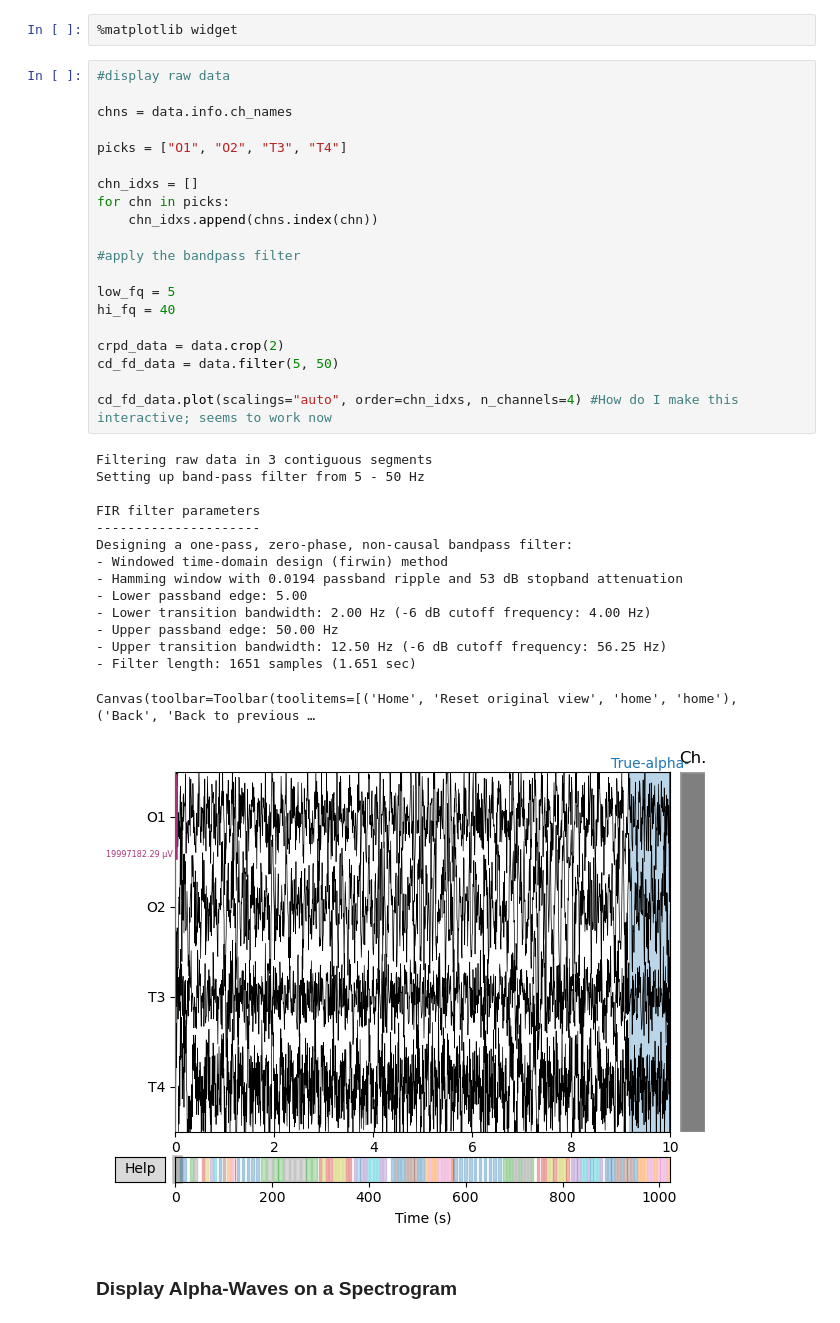
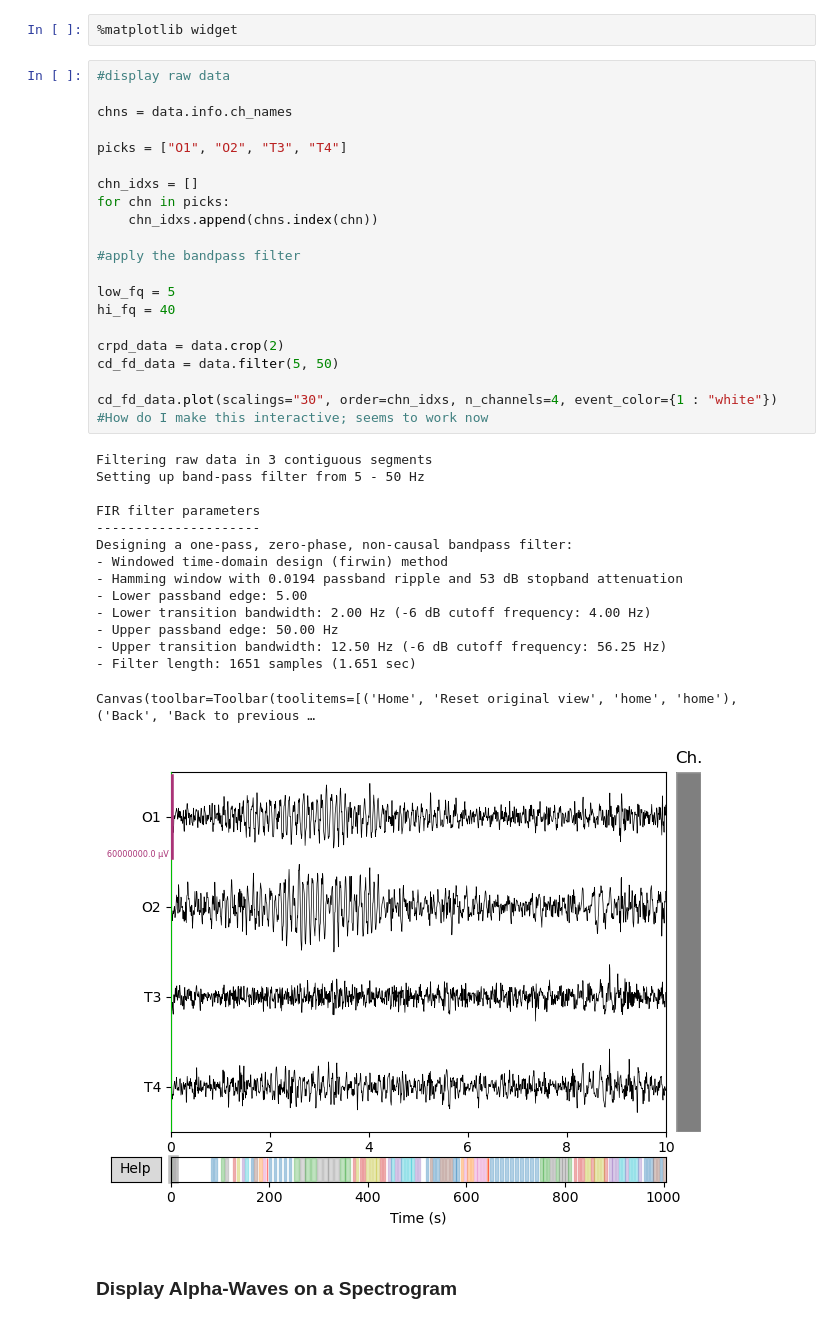
Before and after one commit to nateGeorge/openbci_laryngeal_imagery, a Jupyter notebook: code/Figures.ipynb, the cells around one changed output. Cells and saved outputs as stored; diff of their text form.

Commit message:
worked on background color for annotations

```diff
--- a/code/Figures.ipynb
+++ b/code/Figures.ipynb
@@ -87,35 +87,35 @@ chns = data.info.ch_names
 
 picks = ["O1", "O2", "T3", "T4"]
 
 chn_idxs = []
 for chn in picks:
     chn_idxs.append(chns.index(chn))
 
 #apply the bandpass filter
 
 low_fq = 5
 hi_fq = 40
 
 crpd_data = data.crop(2)
 cd_fd_data = data.filter(5, 50)
 
-cd_fd_data.plot(scalings="auto", order=chn_idxs, n_channels=4) #How do I make this interactive; seems to work now
+cd_fd_data.plot(scalings="30", order=chn_idxs, n_channels=4, event_color={1 : "white"}) #How do I make this interactive; seems to work now
 # %% [output]
 Filtering raw data in 3 contiguous segments
 Setting up band-pass filter from 5 - 50 Hz
 
 FIR filter parameters
 ---------------------
 Designing a one-pass, zero-phase, non-causal bandpass filter:
 - Windowed time-domain design (firwin) method
 - Hamming window with 0.0194 passband ripple and 53 dB stopband attenuation
 - Lower passband edge: 5.00
 - Lower transition bandwidth: 2.00 Hz (-6 dB cutoff frequency: 4.00 Hz)
 - Upper passband edge: 50.00 Hz
 - Upper transition bandwidth: 12.50 Hz (-6 dB cutoff frequency: 56.25 Hz)
 - Filter length: 1651 samples (1.651 sec)
 Canvas(toolbar=Toolbar(toolitems=[('Home', 'Reset original view', 'home', 'home'), ('Back', 'Back to previous …
-[figure, old version]
+[figure, new version]
 # %% [markdown]
 ### Display Alpha-Waves on a Spectrogram
 # %%
```
Also changed, not shown: parts of 2 cells of this notebook.
